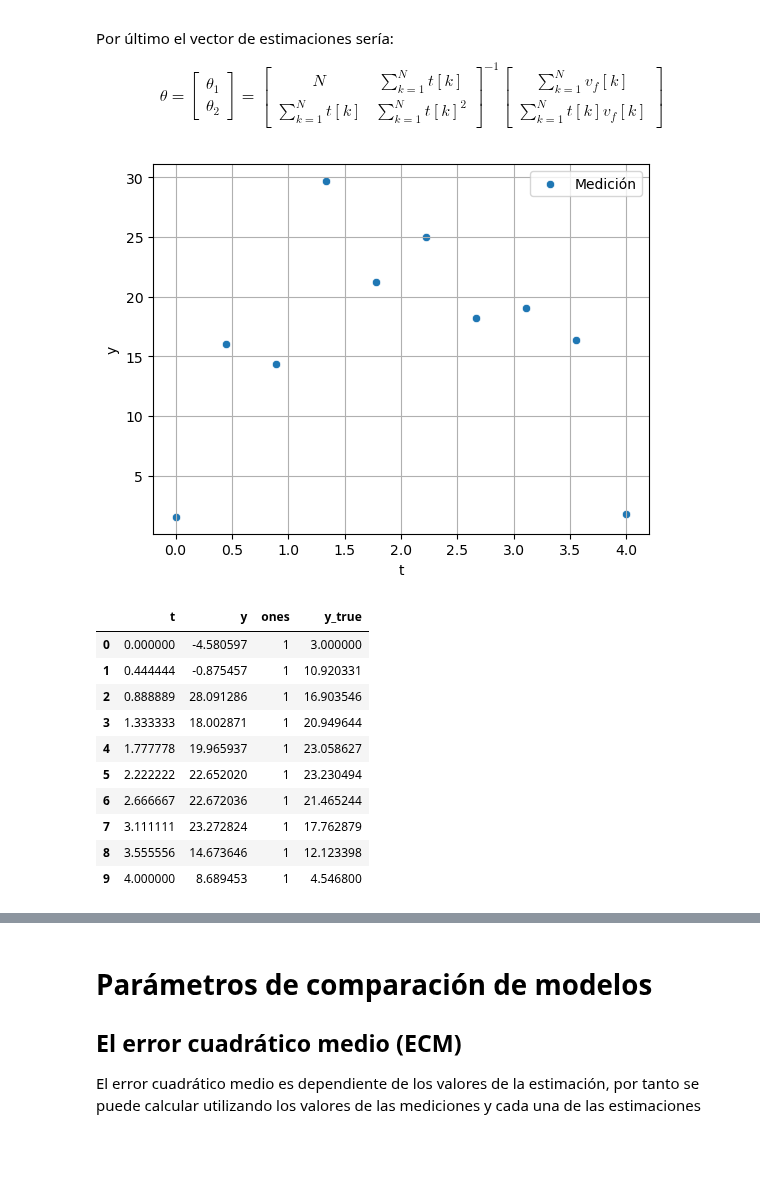
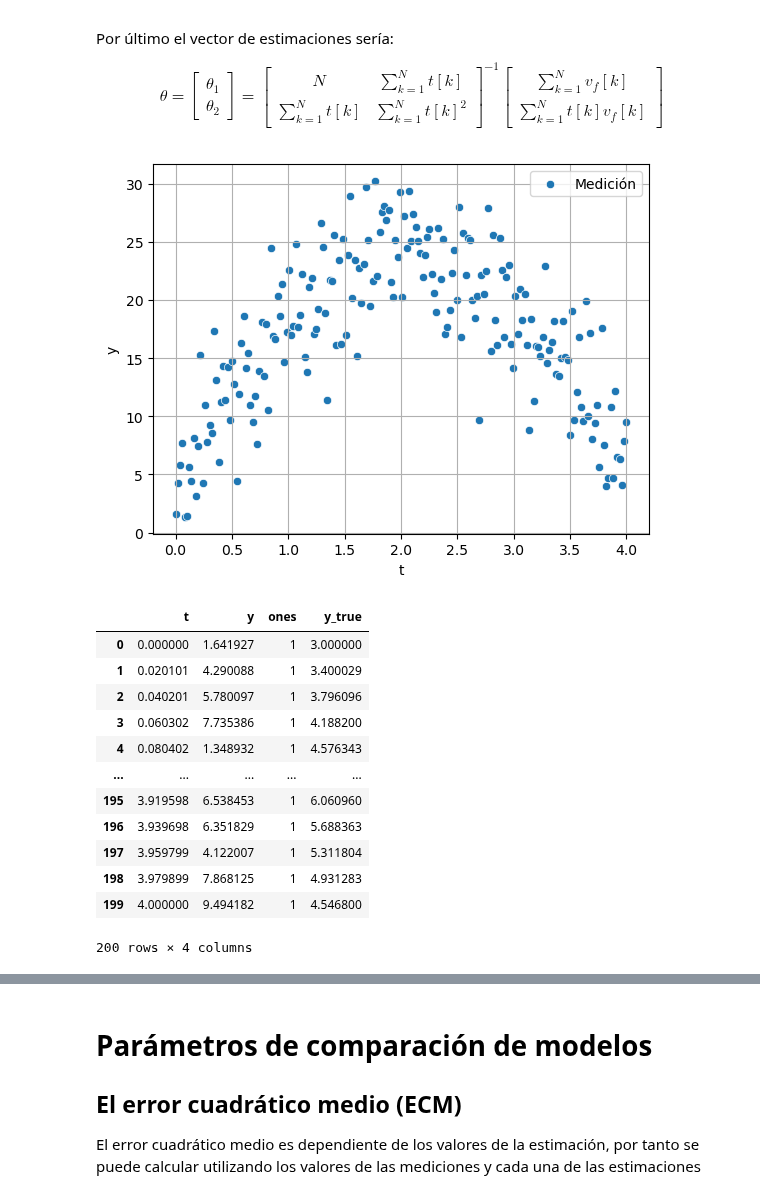
Before and after one commit to jairocuellar/System_identification, a Jupyter notebook: class_05_01.ipynb, the cells around one changed output, grey strips where cells are left out. Saved outputs shown, nothing was run; the diff lists cells and outputs as text; code cells hidden in the pictures; blank space fills up the shorter version.

```diff
--- a/class_05_01.ipynb
+++ b/class_05_01.ipynb
@@ -150,50 +150,52 @@ N&\sum_{k=1}^{N}t[k]\\\sum_{k=1}^{N}t[k]&\sum_{k=1}^{N}t[k]^2
 # y = (-1/2g) t^2 + v0 t + y0, el menos indica que el movimiento está perdiendo
 # velocidad
 
-N = 10
+N = 200
 t = np.linspace(0,4,N)
 teta0 = 3;
 teta1 = 20
 teta2 = -9.80665/2
 
 ## Valores verdaderos modelados (deberían ser medidos):
 
 y_true = (teta2*(t**2)+teta1*t+teta0)
 ##Señal de error de media 0:
 ## El valor del error puede modificarse usamdp el parámetro r, dependiendo de
 ## los valores máximos de la gráfica de "y" verdadero, por ejemplo:
 # si el máximo de y_true es 5, r podría ser un valor cercano a 1 para
 # asumir un máximo del 20% de error.
 
-r = 5
+r = 4
 e = np.random.normal(0,r,size=N)
 
 ## Señal con error incluido para simular una medición
 y = y_true + e
 # Creando los datos con una columna de tiempo "t", "y", y unos (1)
 data = pd.DataFrame(data = {'t':t,'y':y})
 data['ones'] = 1
 data['y_true'] = y_true
 # Graficando el valor "y" contaminado con el ruido
 sns.scatterplot(data,x ='t',y = 'y')
 plt.legend(["Medición"])
 plt.grid()
 # %% [output]
-[figure, old version]
+[figure, new version]
 # %%
 data
 # %% [output]
 |  | t | y | ones | y_true |
-| 0 | 0.000000 | -4.580597 | 1 | 3.000000 |
-| 1 | 0.444444 | -0.875457 | 1 | 10.920331 |
-| 2 | 0.888889 | 28.091286 | 1 | 16.903546 |
-| 3 | 1.333333 | 18.002871 | 1 | 20.949644 |
-| 4 | 1.777778 | 19.965937 | 1 | 23.058627 |
-| 5 | 2.222222 | 22.652020 | 1 | 23.230494 |
-| 6 | 2.666667 | 22.672036 | 1 | 21.465244 |
-| 7 | 3.111111 | 23.272824 | 1 | 17.762879 |
-| 8 | 3.555556 | 14.673646 | 1 | 12.123398 |
-| 9 | 4.000000 | 8.689453 | 1 | 4.546800 |
+| 0 | 0.000000 | 1.641927 | 1 | 3.000000 |
+| 1 | 0.020101 | 4.290088 | 1 | 3.400029 |
+| 2 | 0.040201 | 5.780097 | 1 | 3.796096 |
+| 3 | 0.060302 | 7.735386 | 1 | 4.188200 |
+| 4 | 0.080402 | 1.348932 | 1 | 4.576343 |
+| ... | ... | ... | ... | ... |
+| 195 | 3.919598 | 6.538453 | 1 | 6.060960 |
+| 196 | 3.939698 | 6.351829 | 1 | 5.688363 |
+| 197 | 3.959799 | 4.122007 | 1 | 5.311804 |
+| 198 | 3.979899 | 7.868125 | 1 | 4.931283 |
+| 199 | 4.000000 | 9.494182 | 1 | 4.546800 |
+200 rows × 4 columns
 # %%
 ## phi es el regresor y es una HIPÓTESIS
 ## Se supone que desconocemos cómo sería, entonces toca ensayar con diferentes
```
Also changed, not shown: parts of 6 cells of this notebook, 10 other files.
